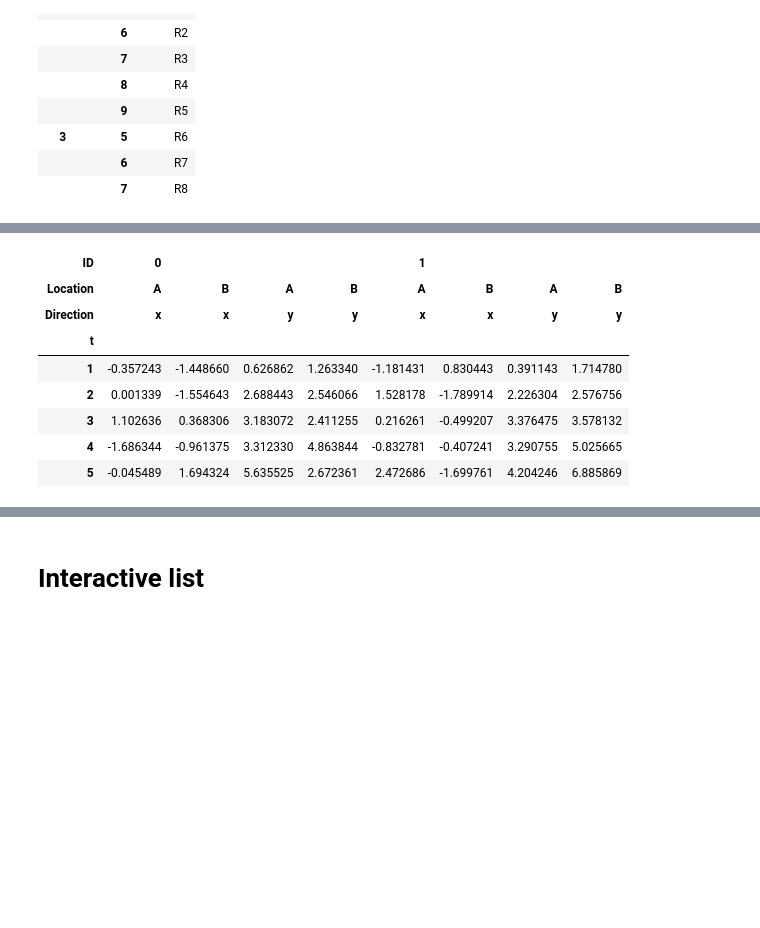
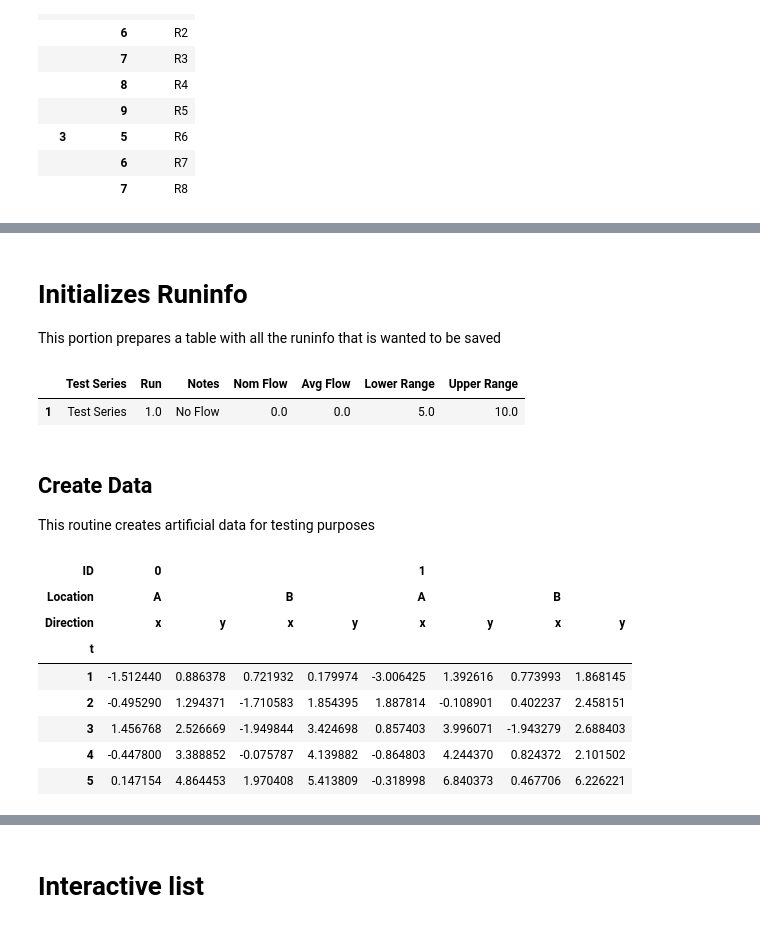
Before and after one commit to dredvard/newpython, a Jupyter notebook: PlotCurves.ipynb, the cells around one changed output, grey strips where cells are left out. Cells and saved outputs as stored; diff of their text form; code cells hidden in the pictures; blank space fills up the shorter version.

```diff
--- a/PlotCurves.ipynb
+++ b/PlotCurves.ipynb
@@ -74,38 +80,69 @@ runinfo.head(8)
+# %% [markdown]
+# Initializes Runinfo
+
+This portion prepares a table with all the runinfo that is wanted to be saved
+# %%
+TestSeries='Test Series'
+Run=1
+Notes='No Flow'
+NomFlow=0
+AvgFlow=0
+Start=5
+Stop=10
+runlabel=['Test Series','Run','Notes','Nom Flow','Avg Flow','Lower Range','Upper Range']
+runinfo=[TestSeries,Run,Notes,NomFlow,AvgFlow,Start,Stop]
+df_runinfo=pd.DataFrame()
+for label,info in zip(runlabel,runinfo):
+    df_runinfo.loc[1,label]=info
+df_runinfo
+# %% [output]
+|  | Test Series | Run | Notes | Nom Flow | Avg Flow | Lower Range | Upper Range |
+| 1 | Test Series | 1.0 | No Flow | 0.0 | 0.0 | 5.0 | 10.0 |
+# %% [markdown]
+## Create Data
+This routine creates artificial data for testing purposes
 # %%
+
+
 #df=pd.DataFrame({'t': range(1,11), 'y1': np.random.randn(10), 'y2': np.random.randn(10)+range(1,11), 'y3': np.random.randn(10)+range(11,21), 'y4': np.random.randn(10)+range(6,16), 'y5': np.random.randn(10)+range(4,14)+(0,0,0,0,0,0,0,-3,-8,-6), 'y6': np.random.randn(10)+range(2,12), 'y7': np.random.randn(10)+range(5,15), 'y8': np.random.randn(10)+range(4,14) })
-df=pd.DataFrame({'t': range(1,11)})
 # create list of all of all sleeveID in Run 2
-
 #runinfo.loc[runinfo['Run']=='2'].head()
-qry=runinfo.query('Run ==2')
+#qry=runinfo.query('Run ==2')
 #for tpl in qry.index.values
 #    slvid=tpl[1]
 #    name=sl
 #    df.
-df.set_index(['t'],inplace=True)
 
-for num in range(2):
-    labely = (str(num),'A','y')
-    labelx = (str(num),'A','x')
-    labelbx = (str(num),'B','x')
-    labelby = (str(num),'B','y')
-    df[labelx]= np.random.randn(10)
-    df[labelbx]= np.random.randn(10)
-    df[labely]= np.random.randn(10)+range(1,11)
-    df[labelby]= np.random.randn(10)+range(1,11)
-#    if num==1:
-#        labelcx = (str(num),'C','x')
-#        df[labelcx]= np.random.randn(10)
+def MakeData():
+    df=pd.DataFrame({'t': range(1,11)})
+    df.set_index(['t'],inplace=True)
 
-df.columns = pd.MultiIndex.from_tuples(df.columns, names=['ID','Location','Direction'])
+    for num in range(2):
+        labely = (str(num),'A','y')
+        labelx = (str(num),'A','x')
+        labelbx = (str(num),'B','x')
+        labelby = (str(num),'B','y')
+        df[labelx]= np.random.randn(10)
+        df[labelbx]= np.random.randn(10)
+        df[labely]= np.random.randn(10)+range(1,11)
+        df[labelby]= np.random.randn(10)+range(1,11)
+    #    if num==1:
+    #        labelcx = (str(num),'C','x')
+    #        df[labelcx]= np.random.randn(10)
+
+    df.columns = pd.MultiIndex.from_tuples(df.columns, names=['ID','Location','Direction'])
+    df.sort_index(level='ID',axis=1,inplace=True)
+    return df
+
+df=MakeData()
 df.head()
 # %% [output]
 | ID | 0 |  |  |  | 1 |  |  |  |
-| Location | A | B | A | B | A | B | A | B |
-| Direction | x | x | y | y | x | x | y | y |
+| Location | A |  | B |  | A |  | B |  |
+| Direction | x | y | x | y | x | y | x | y |
 | t |  |  |  |  |  |  |  |  |
-| 1 | -0.357243 | -1.448660 | 0.626862 | 1.263340 | -1.181431 | 0.830443 | 0.391143 | 1.714780 |
-| 2 | 0.001339 | -1.554643 | 2.688443 | 2.546066 | 1.528178 | -1.789914 | 2.226304 | 2.576756 |
-| 3 | 1.102636 | 0.368306 | 3.183072 | 2.411255 | 0.216261 | -0.499207 | 3.376475 | 3.578132 |
-| 4 | -1.686344 | -0.961375 | 3.312330 | 4.863844 | -0.832781 | -0.407241 | 3.290755 | 5.025665 |
-| 5 | -0.045489 | 1.694324 | 5.635525 | 2.672361 | 2.472686 | -1.699761 | 4.204246 | 6.885869 |
+| 1 | -1.512440 | 0.886378 | 0.721932 | 0.179974 | -3.006425 | 1.392616 | 0.773993 | 1.868145 |
+| 2 | -0.495290 | 1.294371 | -1.710583 | 1.854395 | 1.887814 | -0.108901 | 0.402237 | 2.458151 |
+| 3 | 1.456768 | 2.526669 | -1.949844 | 3.424698 | 0.857403 | 3.996071 | -1.943279 | 2.688403 |
+| 4 | -0.447800 | 3.388852 | -0.075787 | 4.139882 | -0.864803 | 4.244370 | 0.824372 | 2.101502 |
+| 5 | 0.147154 | 4.864453 | 1.970408 | 5.413809 | -0.318998 | 6.840373 | 0.467706 | 6.226221 |
```
Also changed, not shown: parts of 24 cells of this notebook.
